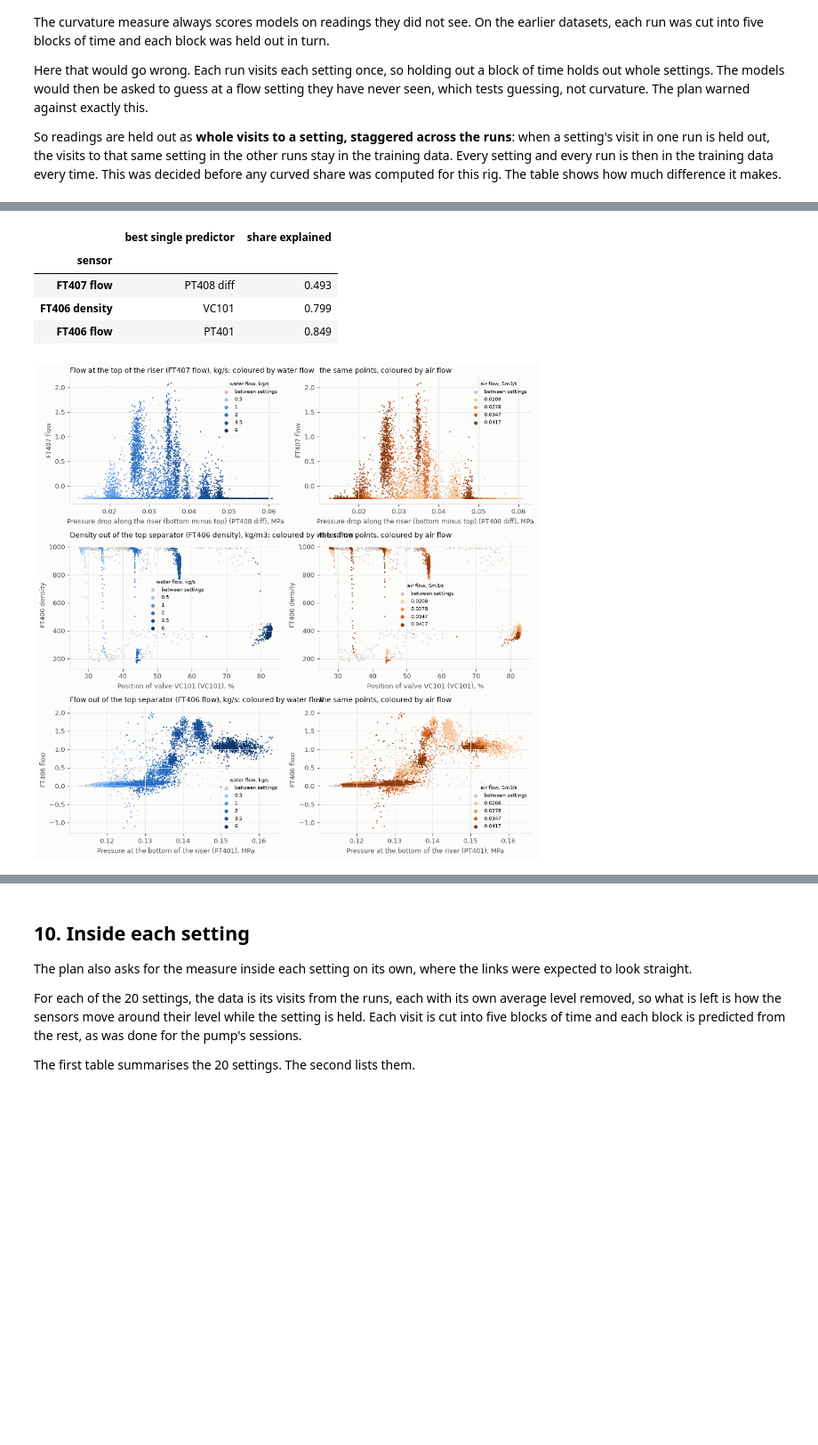
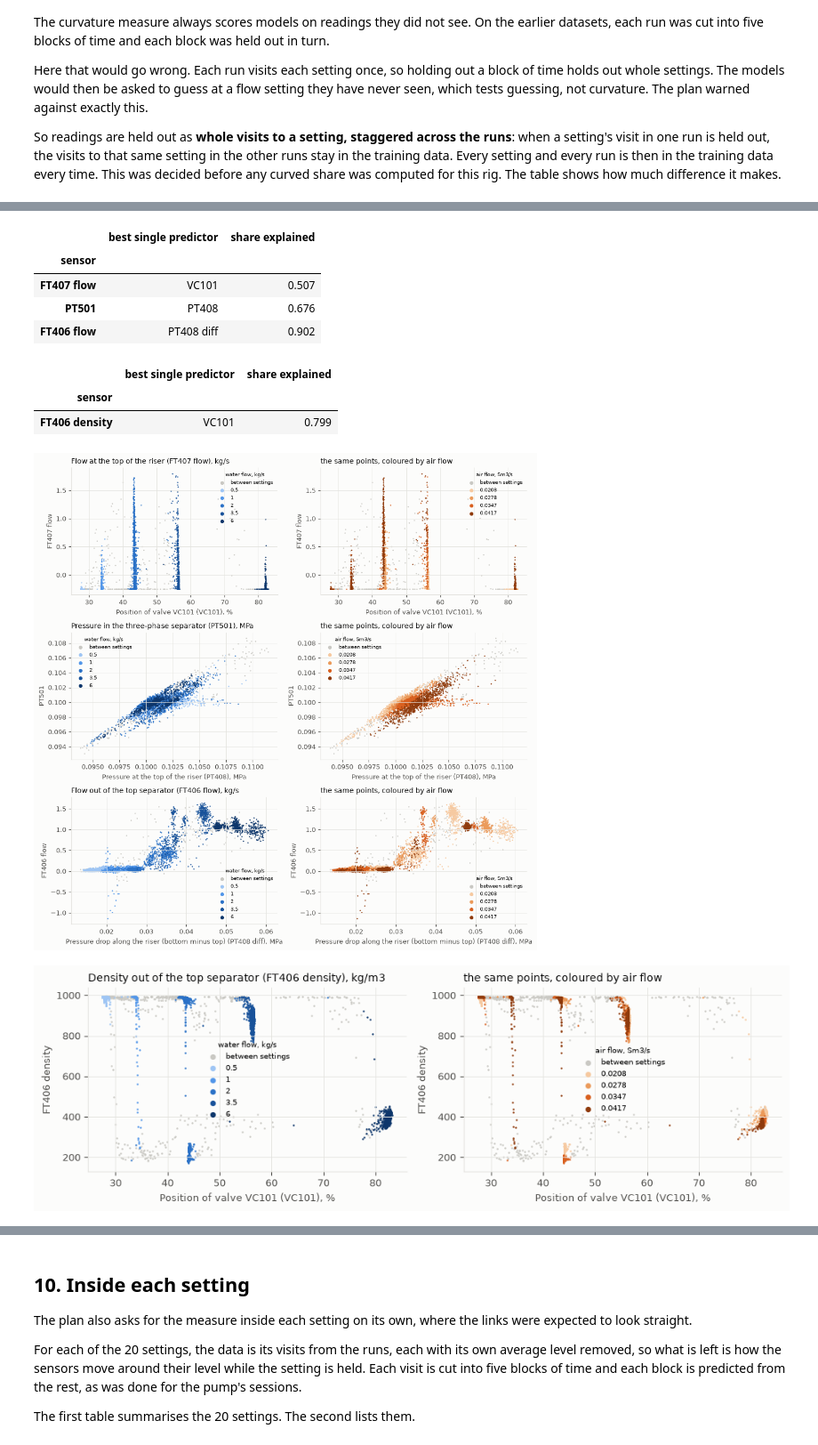
Before and after one commit to NeerajGit16/deep-learning-in-anomaly-detection, a Jupyter notebook: anomaly_lab/05_cranfield.ipynb, the cells around one changed output, grey strips where cells are left out. Shown at 89% size. Drawn from its saved outputs; the diff is of its cells as text; code cells hidden in the pictures; blank space fills up the shorter version.

```diff
--- a/anomaly_lab/05_cranfield.ipynb
+++ b/anomaly_lab/05_cranfield.ipynb
@@ -233,6 +236,6 @@ cranfield.measure_table(headline)
 # %%
-without_t3 = cranfield.measures(cranfield.WITHOUT_T3)
-cranfield.measure_table(without_t3)
+with_t3 = cranfield.measures(cranfield.WITH_T3)
+cranfield.measure_table(with_t3)
 # %% [output]
 |  | straight share | curved share | curved, low (runs) | curved, high (runs) | curved, low (visits) | ... |
 | measure |  |  |  |  |  | ... |
@@ -336,13 +341,19 @@ The small table first shows which other sensor was picked, and what share of the
 # %%
 display(cranfield.best_partner(sensors=cranfield.most_curved(headline)))
+display(cranfield.best_partner(cranfield.WITH_T3, ["FT406 density"]))
 cranfield.curved_scatter(headline);
+cranfield.curved_scatter(with_t3, cranfield.WITH_T3, sensors=["FT406 density"]);
 # %% [output]
 |  | best single predictor | share explained |
 | sensor |  |  |
-| FT407 flow | PT408 diff | 0.493 |
-| FT406 density | VC101 | 0.799 |
-| FT406 flow | PT401 | 0.849 |
+| FT407 flow | VC101 | 0.507 |
+| PT501 | PT408 | 0.676 |
+| FT406 flow | PT408 diff | 0.902 |
+|  | best single predictor | share explained |
+| sensor |  |  |
+| FT406 density | VC101 | 0.799 |
-[figure, old version]
+[figure, new version]
+[figure, added]
 # %% [markdown]
 **Reading this**
 
```
Also changed, not shown: parts of 21 cells of this notebook, 2 other files.
